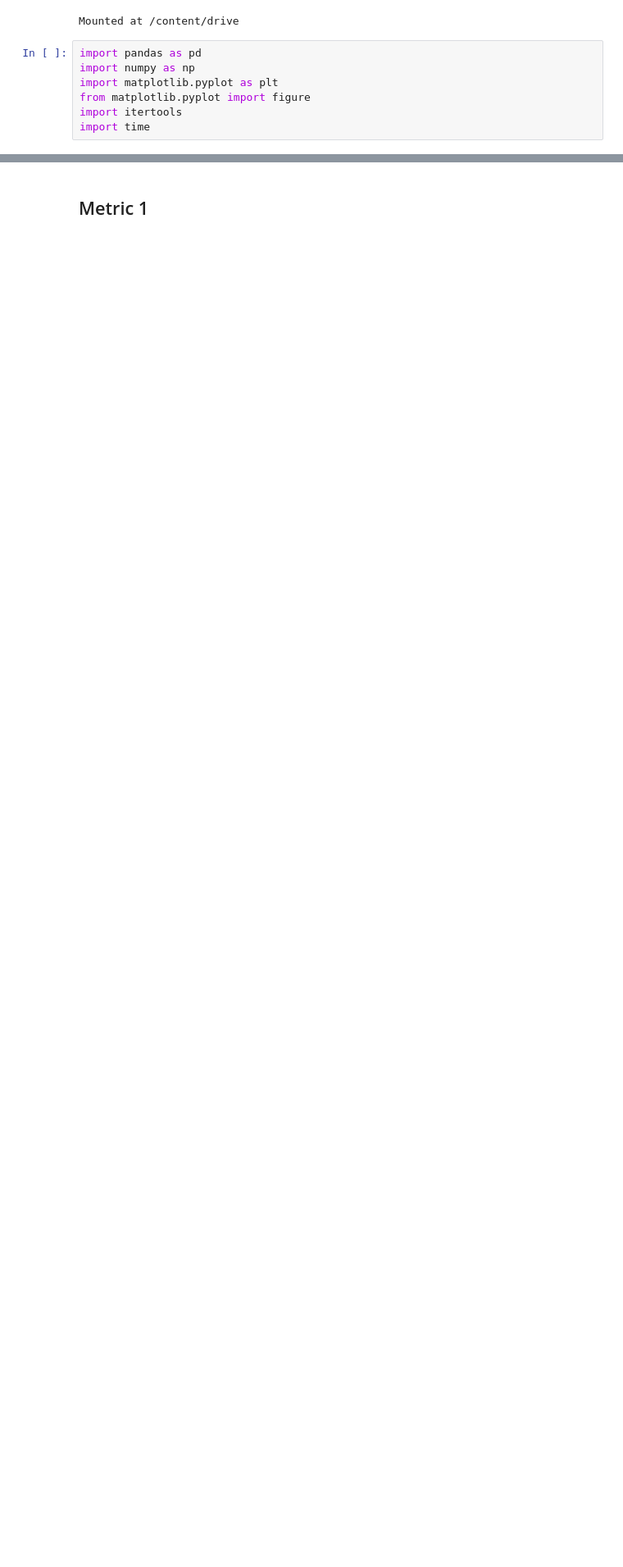
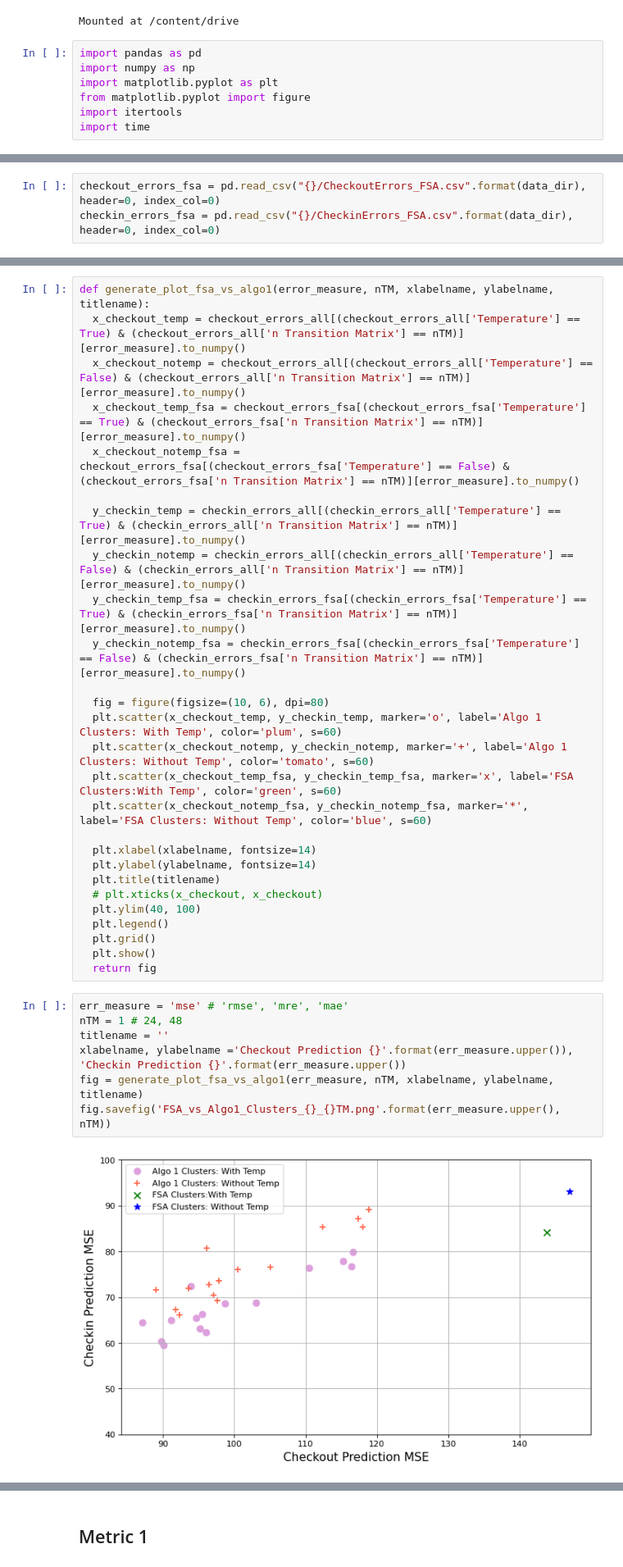
Before and after one commit to lisijia6/Share-Bike-Station-Clustering-and-Usage-Prediction, a Jupyter notebook: Error_Plots.ipynb, the cells around one changed output, grey strips where cells are left out. Shown at 82% size. Cells and saved outputs as stored; diff of their text form; blank space fills up the shorter version.

```diff
--- a/Error_Plots.ipynb
+++ b/Error_Plots.ipynb
@@ -22,3 +22,6 @@ obj_func_vals_all = pd.read_csv('/content/drive/My Drive/MIE498 Thesis/Share-Bik
 obj_func_vals_all['n Clustering Iterations'] = obj_func_vals_all['n Clustering Iterations'].astype("int")
 obj_func_vals_all['k2'] = obj_func_vals_all['k2'].astype("int")
 obj_func_vals_all['n Transition Matrix'] = obj_func_vals_all['n Transition Matrix'].astype("int")
+# %%
+checkout_errors_fsa = pd.read_csv("{}/CheckoutErrors_FSA.csv".format(data_dir), header=0, index_col=0)
+checkin_errors_fsa = pd.read_csv("{}/CheckinErrors_FSA.csv".format(data_dir), header=0, index_col=0)
@@ -41,0 +45,36 @@ for k, k2_val in enumerate(k2_list):
+# %%
+def generate_plot_fsa_vs_algo1(error_measure, nTM, xlabelname, ylabelname, titlename):
+  x_checkout_temp = checkout_errors_all[(checkout_errors_all['Temperature'] == True) & (checkout_errors_all['n Transition Matrix'] == nTM)][error_measure].to_numpy()
+  x_checkout_notemp = checkout_errors_all[(checkout_errors_all['Temperature'] == False) & (checkout_errors_all['n Transition Matrix'] == nTM)][error_measure].to_numpy()
+  x_checkout_temp_fsa = checkout_errors_fsa[(checkout_errors_fsa['Temperature'] == True) & (checkout_errors_fsa['n Transition Matrix'] == nTM)][error_measure].to_numpy()
+  x_checkout_notemp_fsa = checkout_errors_fsa[(checkout_errors_fsa['Temperature'] == False) & (checkout_errors_fsa['n Transition Matrix'] == nTM)][error_measure].to_numpy()
+
+  y_checkin_temp = checkin_errors_all[(checkin_errors_all['Temperature'] == True) & (checkin_errors_all['n Transition Matrix'] == nTM)][error_measure].to_numpy()
+  y_checkin_notemp = checkin_errors_all[(checkin_errors_all['Temperature'] == False) & (checkin_errors_all['n Transition Matrix'] == nTM)][error_measure].to_numpy()
+  y_checkin_temp_fsa = checkin_errors_fsa[(checkin_errors_fsa['Temperature'] == True) & (checkin_errors_fsa['n Transition Matrix'] == nTM)][error_measure].to_numpy()
+  y_checkin_notemp_fsa = checkin_errors_fsa[(checkin_errors_fsa['Temperature'] == False) & (checkin_errors_fsa['n Transition Matrix'] == nTM)][error_measure].to_numpy()
+
+  fig = figure(figsize=(10, 6), dpi=80)
+  plt.scatter(x_checkout_temp, y_checkin_temp, marker='o', label='Algo 1 Clusters: With Temp', color='plum', s=60)
+  plt.scatter(x_checkout_notemp, y_checkin_notemp, marker='+', label='Algo 1 Clusters: Without Temp', color='tomato', s=60)
+  plt.scatter(x_checkout_temp_fsa, y_checkin_temp_fsa, marker='x', label='FSA Clusters:With Temp', color='green', s=60)
+  plt.scatter(x_checkout_notemp_fsa, y_checkin_notemp_fsa, marker='*', label='FSA Clusters: Without Temp', color='blue', s=60)
+
+  plt.xlabel(xlabelname, fontsize=14)
+  plt.ylabel(ylabelname, fontsize=14)
+  plt.title(titlename)
+  # plt.xticks(x_checkout, x_checkout)
+  plt.ylim(40, 100)
+  plt.legend()
+  plt.grid()
+  plt.show()
+  return fig
+# %%
+err_measure = 'mse' # 'rmse', 'mre', 'mae'
+nTM = 1 # 24, 48
+titlename = ''
+xlabelname, ylabelname ='Checkout Prediction {}'.format(err_measure.upper()), 'Checkin Prediction {}'.format(err_measure.upper())
+fig = generate_plot_fsa_vs_algo1(err_measure, nTM, xlabelname, ylabelname, titlename)
+fig.savefig('FSA_vs_Algo1_Clusters_{}_{}TM.png'.format(err_measure.upper(), nTM))
+# %% [output]
+[figure, added]
```
Also changed, not shown: parts of 21 cells of this notebook.
